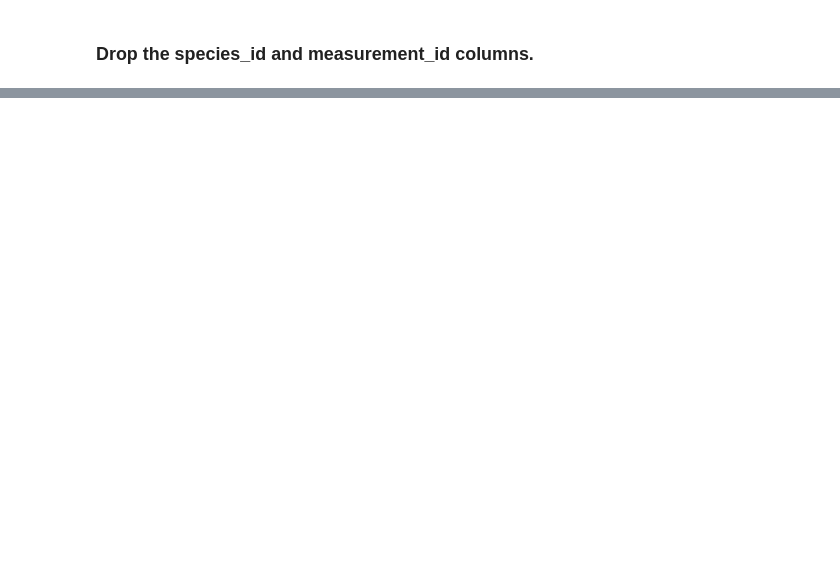
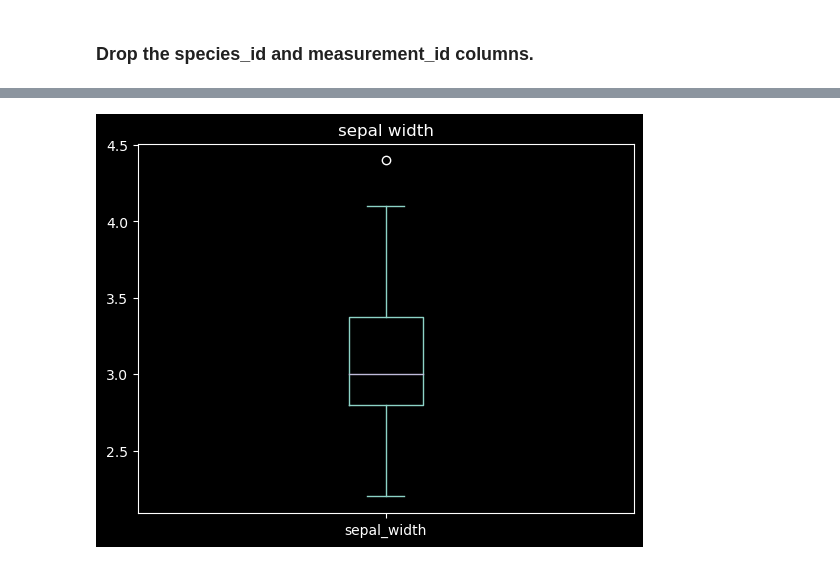
Before and after one commit to Ramiro-Lopez/classification-repo, a Jupyter notebook: classification_exercises.ipynb, the cells around one changed output, grey strips where cells are left out. Cells and saved outputs as stored; diff of their text form; code cells hidden in the pictures; blank space fills up the shorter version.

```diff
--- a/classification_exercises.ipynb
+++ b/classification_exercises.ipynb
@@ -189,0 +1083,6 @@ iris_db = acquire_iris()
+# %%
+train_iris.sepal_width.plot.box()
+plt.title('sepal width')
+plt.show()
+# %% [output]
+[figure, added]
```
Also changed, not shown: parts of 105 cells of this notebook.
